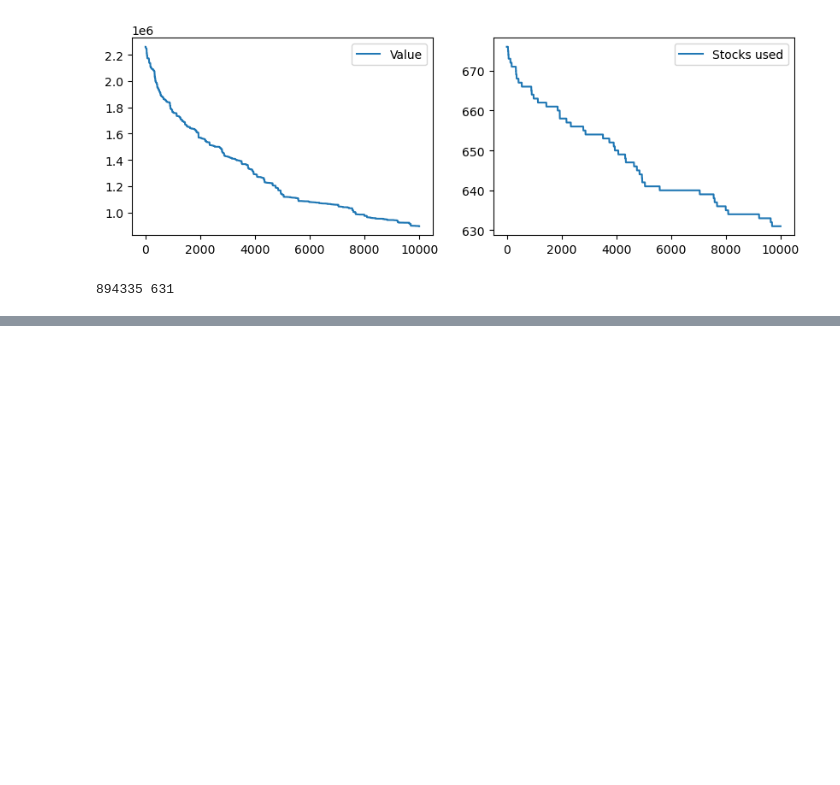
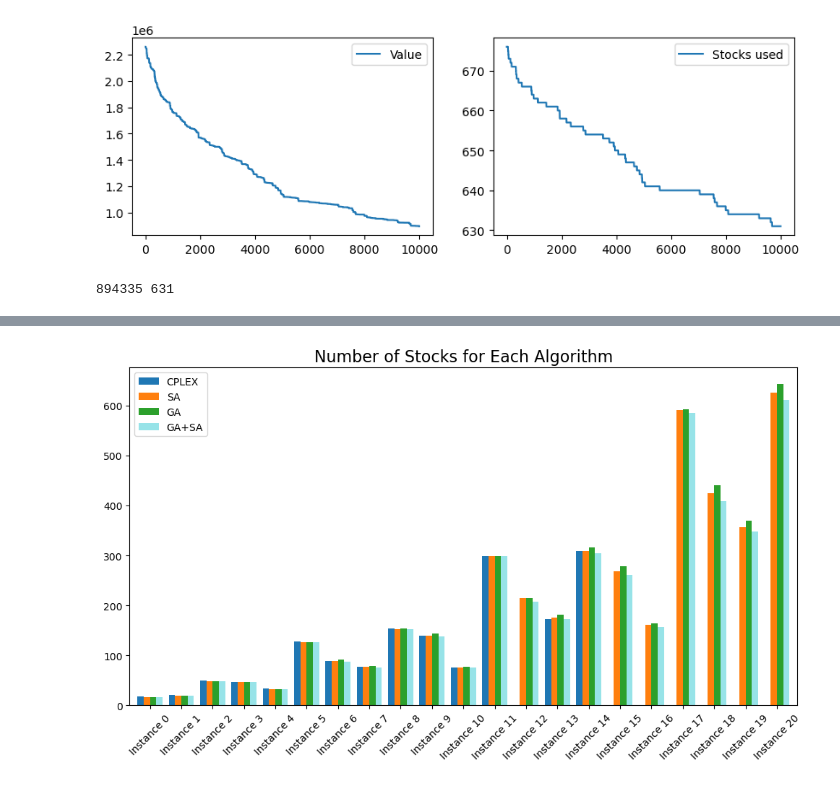
Before and after one commit to MilenkovicMaja/csp_optimization, a Jupyter notebook: csp.ipynb, the cells around one changed output, grey strips where cells are left out. Drawn from its saved outputs; the diff is of its cells as text; code cells hidden in the pictures; blank space fills up the shorter version.

```diff
--- a/csp.ipynb
+++ b/csp.ipynb
@@ -1631,0 +1677,11 @@ ga_plus_sa_3(orders)
+# %%
+bx = num_stocks_df.plot(kind='bar', figsize=(10, 6), width=0.8)
+bx.set_title("Number of Stocks for Each Algorithm", fontsize=16)
+bx.set_xticklabels(["Instance " + str(i) for i in range(len(num_stocks_df))], rotation=45)
+bx.legend(["CPLEX","SA", "GA", "GA+SA"])
+
+plt.tight_layout()
+
+plt.show()
+# %% [output]
+[figure, added]
```
Also changed, not shown: parts of 8 cells of this notebook.
